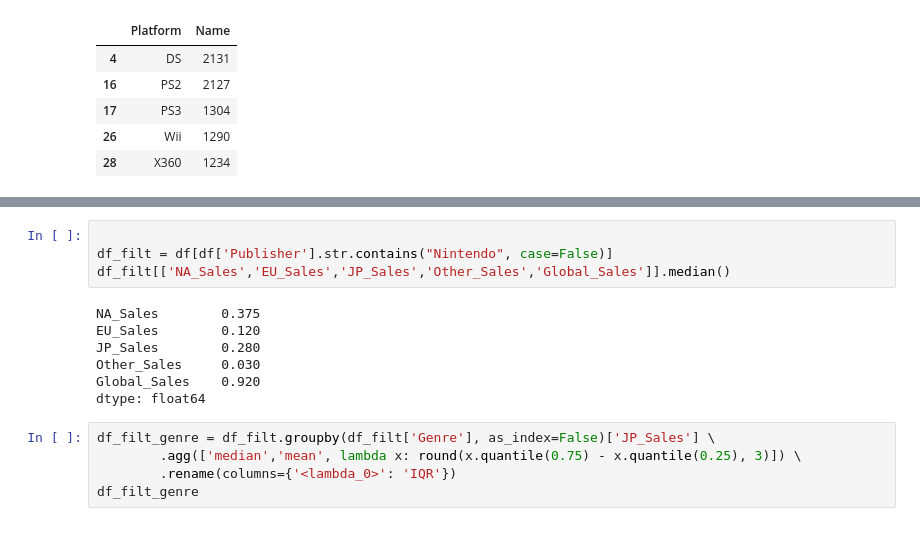
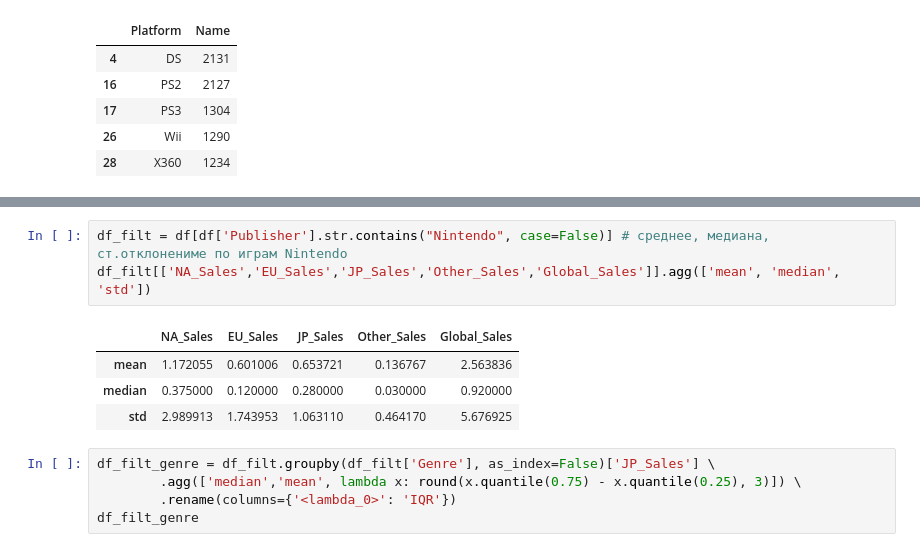
Before and after one commit to olisun-gif/Python, a Jupyter notebook: 1. Игры (games).ipynb, the cells around one changed output, grey strips where cells are left out. Saved outputs shown, nothing was run; the diff lists cells and outputs as text.

```diff
--- a/1. Игры (games).ipynb
+++ b/1. Игры (games).ipynb
@@ -99,14 +108,11 @@ Name: Publisher, dtype: str
 # %%
-
-df_filt = df[df['Publisher'].str.contains("Nintendo", case=False)]
-df_filt[['NA_Sales','EU_Sales','JP_Sales','Other_Sales','Global_Sales']].median()
+df_filt = df[df['Publisher'].str.contains("Nintendo", case=False)] # среднее, медиана, ст.отклонениме по играм Nintendo
+df_filt[['NA_Sales','EU_Sales','JP_Sales','Other_Sales','Global_Sales']].agg(['mean', 'median', 'std'])
 # %% [output]
-NA_Sales        0.375
-EU_Sales        0.120
-JP_Sales        0.280
-Other_Sales     0.030
-Global_Sales    0.920
-dtype: float64
+|  | NA_Sales | EU_Sales | JP_Sales | Other_Sales | Global_Sales |
+| mean | 1.172055 | 0.601006 | 0.653721 | 0.136767 | 2.563836 |
+| median | 0.375000 | 0.120000 | 0.280000 | 0.030000 | 0.920000 |
+| std | 2.989913 | 1.743953 | 1.063110 | 0.464170 | 5.676925 |
 # %%
 df_filt_genre = df_filt.groupby(df_filt['Genre'], as_index=False)['JP_Sales'] \
         .agg(['median','mean', lambda x: round(x.quantile(0.75) - x.quantile(0.25), 3)]) \
```
Also changed, not shown: parts of 13 cells of this notebook.
